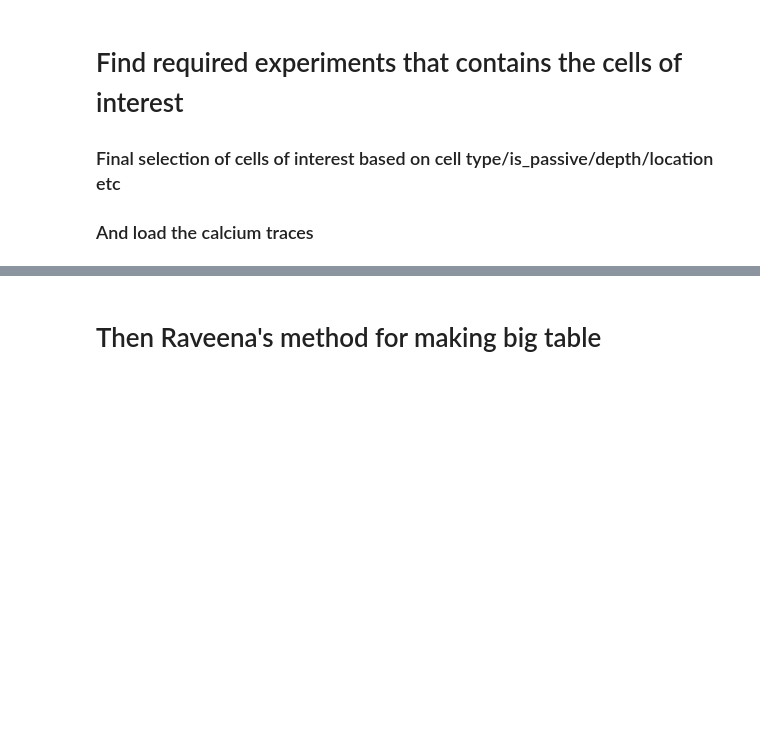
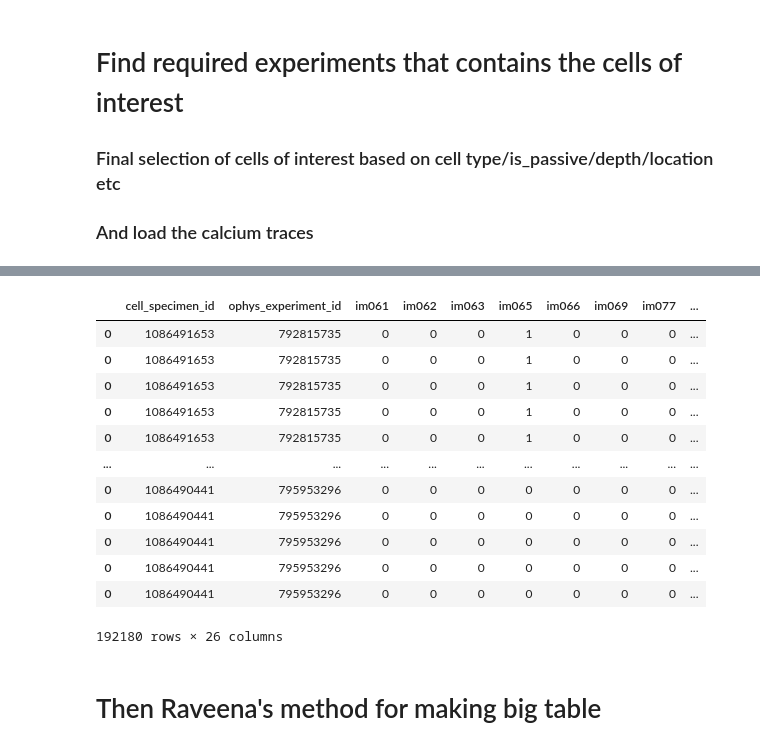
Before and after one commit to Yannan-Chen/allenVisualBehaviorOphys, a Jupyter notebook: loadRepetitiveCells.ipynb, the cells around one changed output, grey strips where cells are left out. Drawn from its saved outputs; the diff is of its cells as text; code cells hidden in the pictures; blank space fills up the shorter version.

Commit message:
Stable version of generating trialtable

```diff
--- a/loadRepetitiveCells.ipynb
+++ b/loadRepetitiveCells.ipynb
@@ -191,0 +230,17 @@ selectedCells.head(20)
+# %%
+allImgs = np.concatenate([np.array(selectedCells.iloc[0].stimulus.groupby(['image_name','image_index']).size().reset_index().image_name), \
+                          np.array(selectedCells.iloc[1].stimulus.groupby(['image_name','image_index']).size().reset_index().image_name)])
+allImgs[8] = 'omittedFam'
+allImgs[17] = 'omittedNov'
+
+trialPdEmpty = pd.DataFrame({})
+trialPdEmpty['cell_specimen_id'] = [0]
+trialPdEmpty['ophys_experiment_id'] = [0]
+for i in range(len(allImgs)):
+    trialPdEmpty[allImgs[i]] = [0]
+trialPdEmpty['isChange'] = False
+trialPdEmpty['omitted'] = False
+trialPdEmpty['imgPre'] = None
+trialPdEmpty['dffPre'] = [0]
+trialPdEmpty['dffOn'] = [0]
+trialPdEmpty['dffPost'] = [0]
@@ -192,2 +294,18 @@ selectedCells.head(20)
+# %%
+trialTable
+# %% [output]
+|  | cell_specimen_id | ophys_experiment_id | im061 | im062 | im063 | im065 | im066 | im069 | im077 | ... |
+| 0 | 1086491653 | 792815735 | 0 | 0 | 0 | 1 | 0 | 0 | 0 | ... |
+| 0 | 1086491653 | 792815735 | 0 | 0 | 0 | 1 | 0 | 0 | 0 | ... |
+| 0 | 1086491653 | 792815735 | 0 | 0 | 0 | 1 | 0 | 0 | 0 | ... |
+| 0 | 1086491653 | 792815735 | 0 | 0 | 0 | 1 | 0 | 0 | 0 | ... |
+| 0 | 1086491653 | 792815735 | 0 | 0 | 0 | 1 | 0 | 0 | 0 | ... |
+| ... | ... | ... | ... | ... | ... | ... | ... | ... | ... | ... |
+| 0 | 1086490441 | 795953296 | 0 | 0 | 0 | 0 | 0 | 0 | 0 | ... |
+| 0 | 1086490441 | 795953296 | 0 | 0 | 0 | 0 | 0 | 0 | 0 | ... |
+| 0 | 1086490441 | 795953296 | 0 | 0 | 0 | 0 | 0 | 0 | 0 | ... |
+| 0 | 1086490441 | 795953296 | 0 | 0 | 0 | 0 | 0 | 0 | 0 | ... |
+| 0 | 1086490441 | 795953296 | 0 | 0 | 0 | 0 | 0 | 0 | 0 | ... |
+192180 rows × 26 columns
 # %% [markdown]
 # Then Raveena's method for making big table
```
Also changed, not shown: parts of 5 cells of this notebook.
